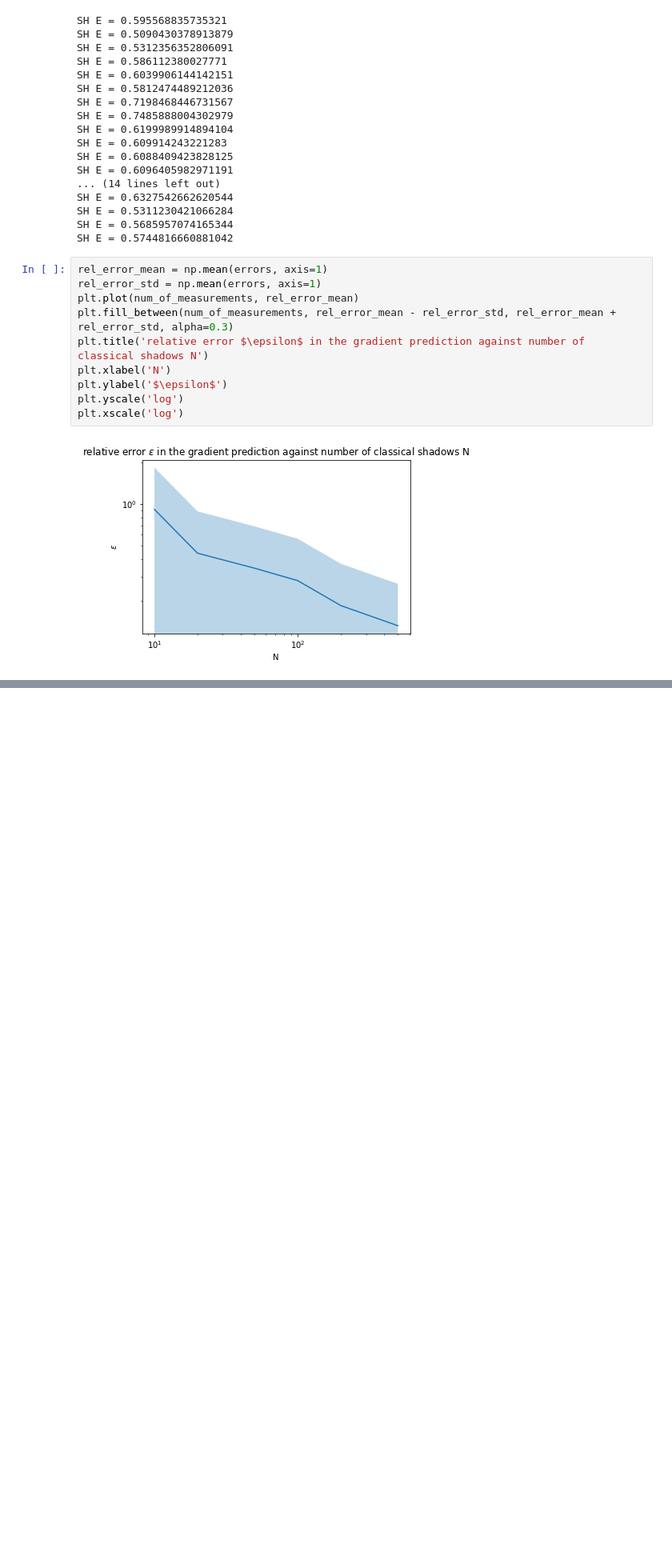
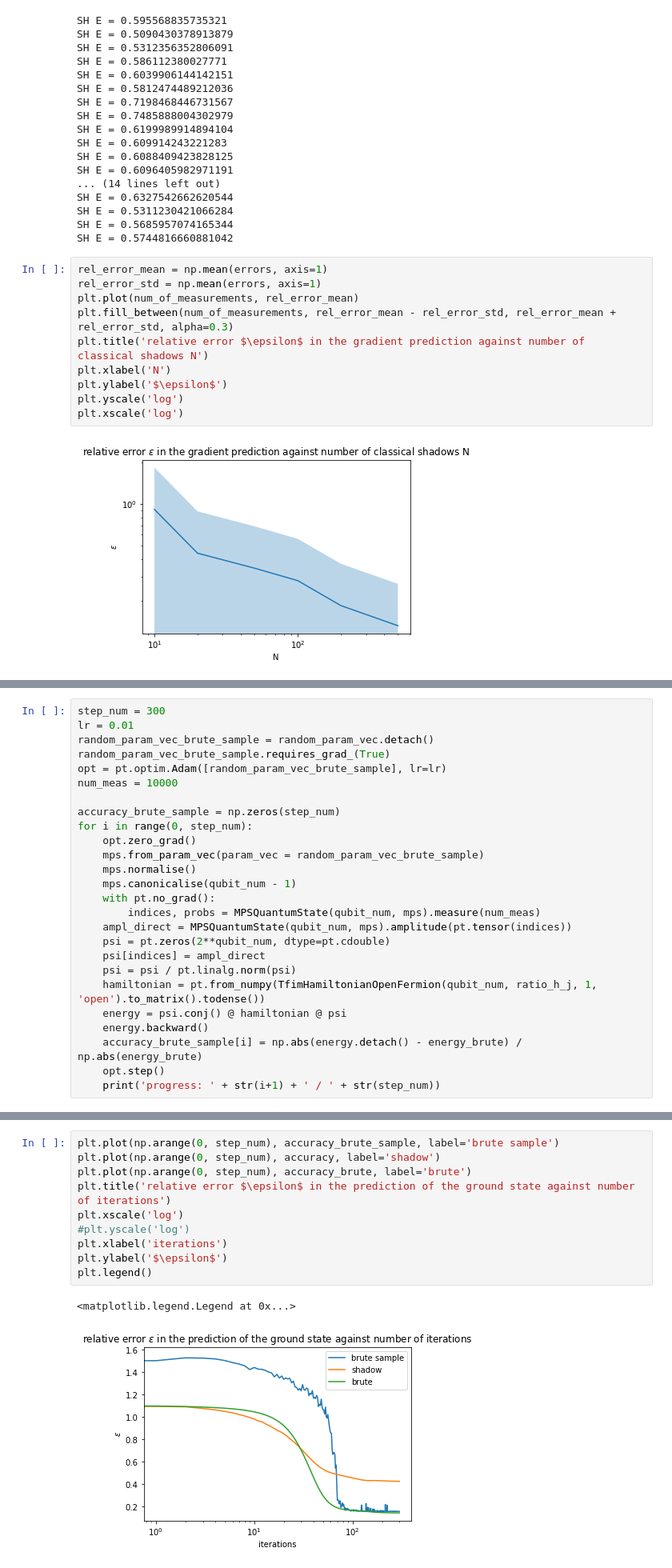
Before and after one commit to LennartBuerger/classical-shadows-for-1d-TFIM-energy-estimation, a Jupyter notebook: display_data/mps_display.ipynb, the cells around one changed output, grey strips where cells are left out. Shown at 80% size. Cells and saved outputs as stored; diff of their text form; blank space fills up the shorter version.

```diff
--- a/display_data/mps_display.ipynb
+++ b/display_data/mps_display.ipynb
@@ -255,0 +323,26 @@ plt.ylabel('$\epsilon$')
+# %%
+step_num = 300
+lr = 0.01
+random_param_vec_brute_sample = random_param_vec.detach()
+random_param_vec_brute_sample.requires_grad_(True)
+opt = pt.optim.Adam([random_param_vec_brute_sample], lr=lr)
+num_meas = 10000
+
+accuracy_brute_sample = np.zeros(step_num)
+for i in range(0, step_num):
+    opt.zero_grad()
+    mps.from_param_vec(param_vec = random_param_vec_brute_sample)
+    mps.normalise()
+    mps.canonicalise(qubit_num - 1)
+    with pt.no_grad():
+        indices, probs = MPSQuantumState(qubit_num, mps).measure(num_meas)
+    ampl_direct = MPSQuantumState(qubit_num, mps).amplitude(pt.tensor(indices))
+    psi = pt.zeros(2**qubit_num, dtype=pt.cdouble)
+    psi[indices] = ampl_direct
+    psi = psi / pt.linalg.norm(psi)
+    hamiltonian = pt.from_numpy(TfimHamiltonianOpenFermion(qubit_num, ratio_h_j, 1, 'open').to_matrix().todense())
+    energy = psi.conj() @ hamiltonian @ psi
+    energy.backward()
+    accuracy_brute_sample[i] = np.abs(energy.detach() - energy_brute) / np.abs(energy_brute)
+    opt.step()
+    print('progress: ' + str(i+1) + ' / ' + str(step_num))
@@ -255,0 +367,13 @@ plt.ylabel('$\epsilon$')
+# %%
+plt.plot(np.arange(0, step_num), accuracy_brute_sample, label='brute sample')
+plt.plot(np.arange(0, step_num), accuracy, label='shadow')
+plt.plot(np.arange(0, step_num), accuracy_brute, label='brute')
+plt.title('relative error $\epsilon$ in the prediction of the ground state against number of iterations')
+plt.xscale('log')
+#plt.yscale('log')
+plt.xlabel('iterations')
+plt.ylabel('$\epsilon$')
+plt.legend()
+# %% [output]
+<matplotlib.legend.Legend at 0x...>
+[figure, added]
```
Also changed, not shown: parts of 17 cells of this notebook, 2 other files.
